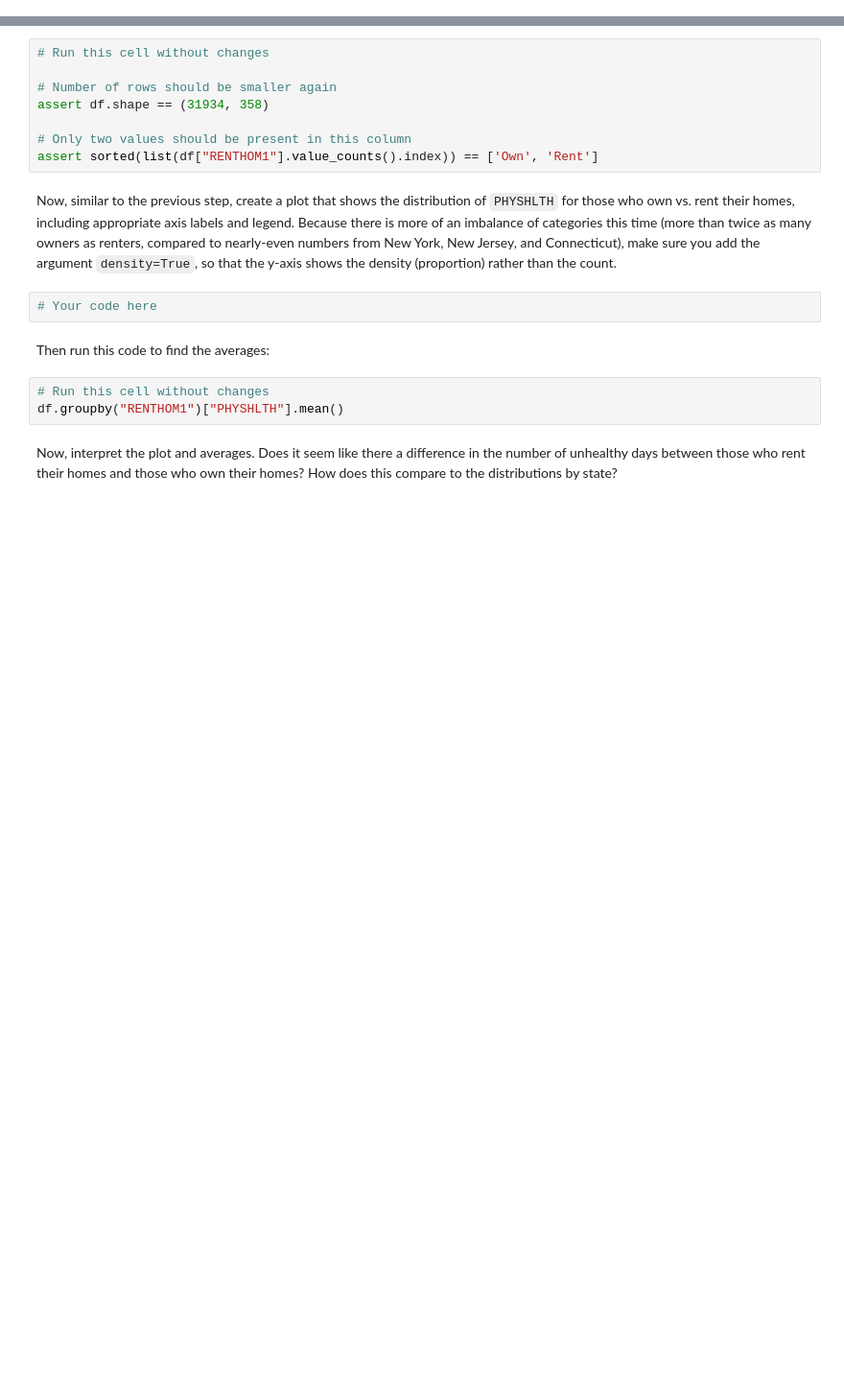
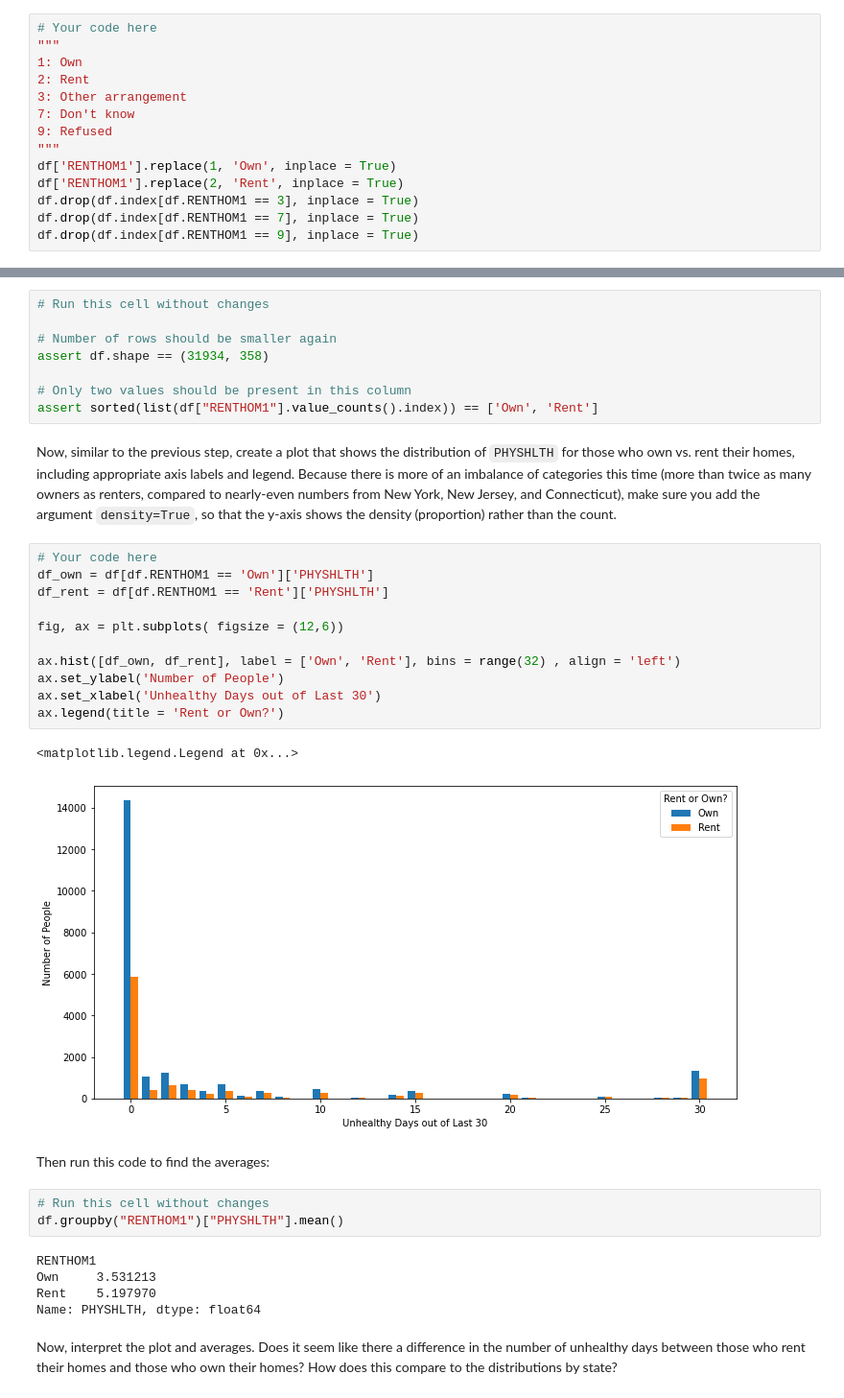
Before and after one commit to daviderics/dsc-hypothesis-testing-lab, a Jupyter notebook: index.ipynb, the cells around one changed output, grey strips where cells are left out. Shown at 96% size. Cells and saved outputs as stored; diff of their text form; blank space fills up the shorter version.

```diff
--- a/index.ipynb
+++ b/index.ipynb
@@ -324,3 +333,17 @@ In the cell below, modify `df` so that we have dropped all records where the `RE
+# %%
+# Your code here
+"""
+1: Own
+2: Rent
+3: Other arrangement
+7: Don't know
+9: Refused
+"""
+df['RENTHOM1'].replace(1, 'Own', inplace = True)
+df['RENTHOM1'].replace(2, 'Rent', inplace = True)
+df.drop(df.index[df.RENTHOM1 == 3], inplace = True)
+df.drop(df.index[df.RENTHOM1 == 7], inplace = True)
+df.drop(df.index[df.RENTHOM1 == 9], inplace = True)
 # %%
 # Run this cell without changes
 df["RENTHOM1"].value_counts()
@@ -336,12 +363,29 @@ assert df.shape == (31934, 358)
 assert sorted(list(df["RENTHOM1"].value_counts().index)) == ['Own', 'Rent']
 # %% [markdown]
 Now, similar to the previous step, create a plot that shows the distribution of `PHYSHLTH` for those who own vs. rent their homes, including appropriate axis labels and legend. Because there is more of an imbalance of categories this time (more than twice as many owners as renters, compared to nearly-even numbers from New York, New Jersey, and Connecticut), make sure you add the argument `density=True`, so that the y-axis shows the density (proportion) rather than the count.
-# %%
-# Your code here
+# %%
+# Your code here
+df_own = df[df.RENTHOM1 == 'Own']['PHYSHLTH']
+df_rent = df[df.RENTHOM1 == 'Rent']['PHYSHLTH']
+
+fig, ax = plt.subplots( figsize = (12,6))
+
+ax.hist([df_own, df_rent], label = ['Own', 'Rent'], bins = range(32) , align = 'left')
+ax.set_ylabel('Number of People')
+ax.set_xlabel('Unhealthy Days out of Last 30')
+ax.legend(title = 'Rent or Own?')
+# %% [output]
+<matplotlib.legend.Legend at 0x...>
+[figure, added]
 # %% [markdown]
 Then run this code to find the averages:
 # %%
 # Run this cell without changes
 df.groupby("RENTHOM1")["PHYSHLTH"].mean()
+# %% [output]
+RENTHOM1
+Own     3.531213
+Rent    5.197970
+Name: PHYSHLTH, dtype: float64
 # %% [markdown]
 Now, interpret the plot and averages. Does it seem like there a difference in the number of unhealthy days between those who rent their homes and those who own their homes? How does this compare to the distributions by state?
```
Also changed, not shown: parts of 28 cells of this notebook.
